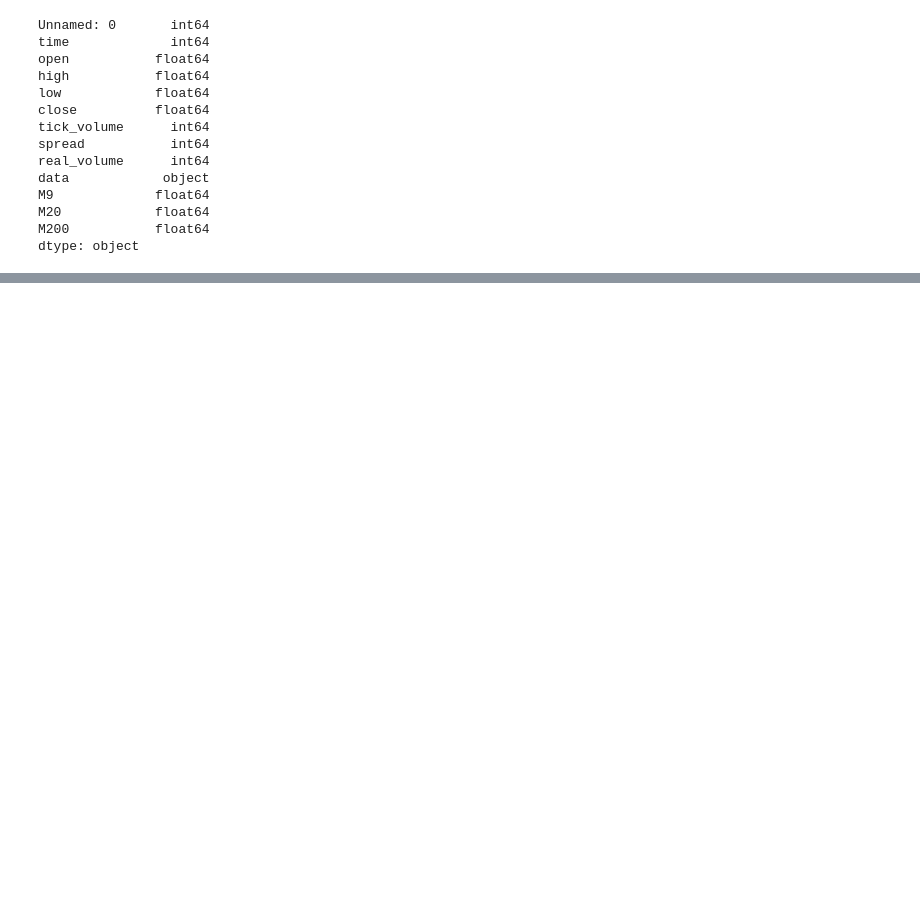
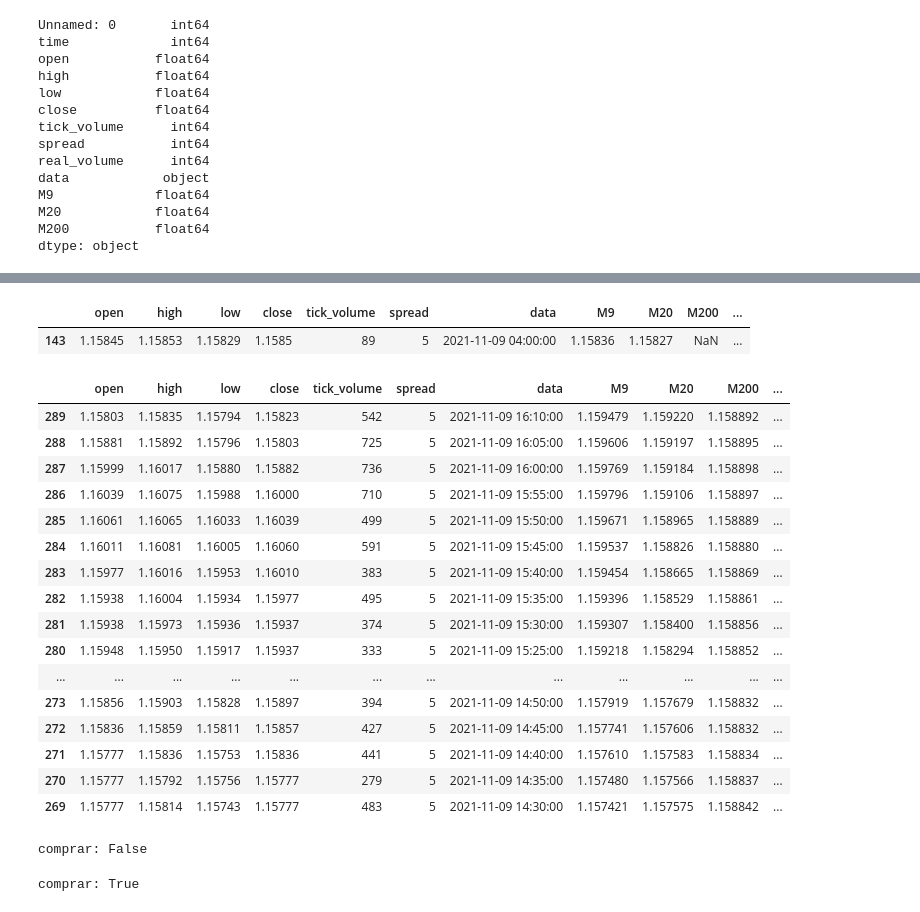
Before and after one commit to jesiqueira/python_mt5, a Jupyter notebook: visualizarDados.ipynb, the cells around one changed output, grey strips where cells are left out. Drawn from its saved outputs; the diff is of its cells as text; code cells hidden in the pictures; blank space fills up the shorter version.

```diff
--- a/visualizarDados.ipynb
+++ b/visualizarDados.ipynb
@@ -70,0 +177,51 @@ df
+# %%
+df[filt]
+# %% [output]
+|  | open | high | low | close | tick_volume | spread | data | M9 | M20 | M200 | ... |
+| 143 | 1.15845 | 1.15853 | 1.15829 | 1.1585 | 89 | 5 | 2021-11-09 04:00:00 | 1.15836 | 1.15827 | NaN | ... |
+# %%
+df.loc[289:269]
+# %% [output]
+|  | open | high | low | close | tick_volume | spread | data | M9 | M20 | M200 | ... |
+| 289 | 1.15803 | 1.15835 | 1.15794 | 1.15823 | 542 | 5 | 2021-11-09 16:10:00 | 1.159479 | 1.159220 | 1.158892 | ... |
+| 288 | 1.15881 | 1.15892 | 1.15796 | 1.15803 | 725 | 5 | 2021-11-09 16:05:00 | 1.159606 | 1.159197 | 1.158895 | ... |
+| 287 | 1.15999 | 1.16017 | 1.15880 | 1.15882 | 736 | 5 | 2021-11-09 16:00:00 | 1.159769 | 1.159184 | 1.158898 | ... |
+| 286 | 1.16039 | 1.16075 | 1.15988 | 1.16000 | 710 | 5 | 2021-11-09 15:55:00 | 1.159796 | 1.159106 | 1.158897 | ... |
+| 285 | 1.16061 | 1.16065 | 1.16033 | 1.16039 | 499 | 5 | 2021-11-09 15:50:00 | 1.159671 | 1.158965 | 1.158889 | ... |
+| 284 | 1.16011 | 1.16081 | 1.16005 | 1.16060 | 591 | 5 | 2021-11-09 15:45:00 | 1.159537 | 1.158826 | 1.158880 | ... |
+| 283 | 1.15977 | 1.16016 | 1.15953 | 1.16010 | 383 | 5 | 2021-11-09 15:40:00 | 1.159454 | 1.158665 | 1.158869 | ... |
+| 282 | 1.15938 | 1.16004 | 1.15934 | 1.15977 | 495 | 5 | 2021-11-09 15:35:00 | 1.159396 | 1.158529 | 1.158861 | ... |
+| 281 | 1.15938 | 1.15973 | 1.15936 | 1.15937 | 374 | 5 | 2021-11-09 15:30:00 | 1.159307 | 1.158400 | 1.158856 | ... |
+| 280 | 1.15948 | 1.15950 | 1.15917 | 1.15937 | 333 | 5 | 2021-11-09 15:25:00 | 1.159218 | 1.158294 | 1.158852 | ... |
+| ... | ... | ... | ... | ... | ... | ... | ... | ... | ... | ... | ... |
+| 273 | 1.15856 | 1.15903 | 1.15828 | 1.15897 | 394 | 5 | 2021-11-09 14:50:00 | 1.157919 | 1.157679 | 1.158832 | ... |
+| 272 | 1.15836 | 1.15859 | 1.15811 | 1.15857 | 427 | 5 | 2021-11-09 14:45:00 | 1.157741 | 1.157606 | 1.158832 | ... |
+| 271 | 1.15777 | 1.15836 | 1.15753 | 1.15836 | 441 | 5 | 2021-11-09 14:40:00 | 1.157610 | 1.157583 | 1.158834 | ... |
+| 270 | 1.15777 | 1.15792 | 1.15756 | 1.15777 | 279 | 5 | 2021-11-09 14:35:00 | 1.157480 | 1.157566 | 1.158837 | ... |
+| 269 | 1.15777 | 1.15814 | 1.15743 | 1.15777 | 483 | 5 | 2021-11-09 14:30:00 | 1.157421 | 1.157575 | 1.158842 | ... |
+# %%
+numero = 0
+for i in df.loc[289:250]['M9MaiorM20']:
+    if i:
+        numero +=1
+        if numero == 20:
+            print(f'comprar: {i}')
+            break
+    else:
+        print(f'comprar: {i}')
+        break
+# %% [output]
+comprar: False
+# %%
+numero = 0
+for i in df.loc[499:479]['M9MenorM20']:
+    if i:
+        numero +=1
+        if numero == 20:
+            print(f'comprar: {i}')
+            break
+    else:
+        print(f'comprar: {i}')
+        break
+# %% [output]
+comprar: True
```
Also changed, not shown: parts of 15 cells of this notebook, 4 other files.
